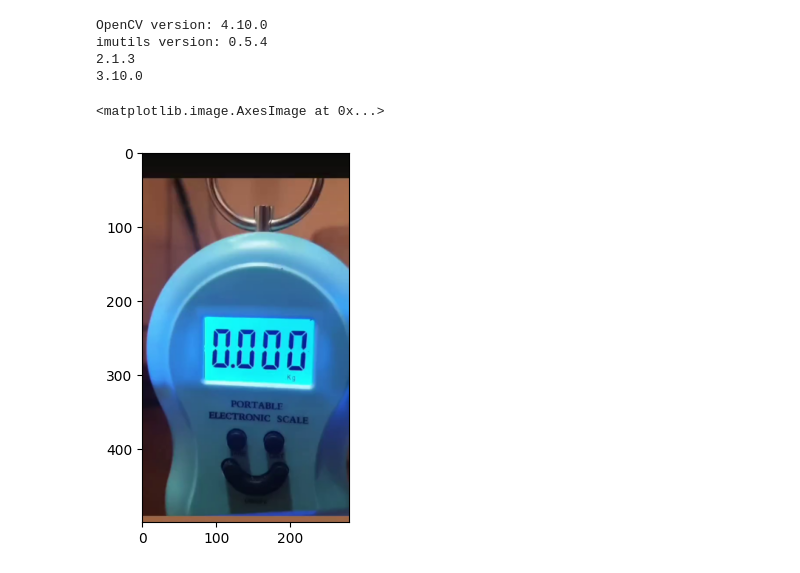
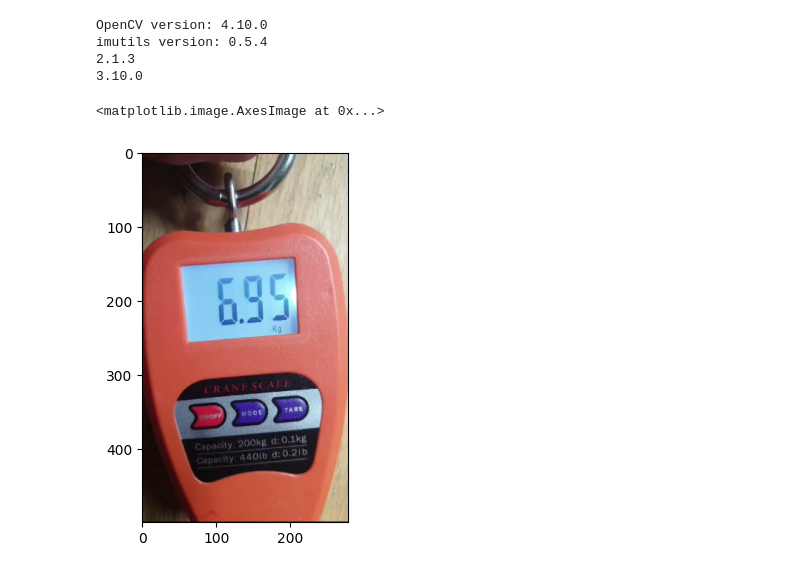
Before and after one commit to lorenzougolini/dynamometer, a Jupyter notebook: image processing.ipynb, the cells around one changed output. Cells and saved outputs as stored; diff of their text form; code cells hidden in the pictures.

```diff
--- a/image processing.ipynb
+++ b/image processing.ipynb
@@ -19,14 +19,14 @@ imutils version: 0.5.4
 2.1.3
 3.10.0
 # %%
-vidcap = cv2.VideoCapture("dyn_video5.mp4")
+vidcap = cv2.VideoCapture("new_dyn.mp4")
 totalFrames = vidcap.get(cv2.CAP_PROP_FRAME_COUNT)
 randomFrameNumber = random.randint(0, int(totalFrames))
-vidcap.set(cv2.CAP_PROP_POS_FRAMES,0)
+vidcap.set(cv2.CAP_PROP_POS_FRAMES, randomFrameNumber)
 success, image = vidcap.read()
 if success:
     img = imutils.resize(cv2.cvtColor(image, cv2.COLOR_BGR2RGB), height=500)
 plt.imshow(img)
 # %% [output]
 <matplotlib.image.AxesImage at 0x...>
-[figure, old version]
+[figure, new version]
```
Also changed, not shown: parts of 14 cells of this notebook, 1 other file.
